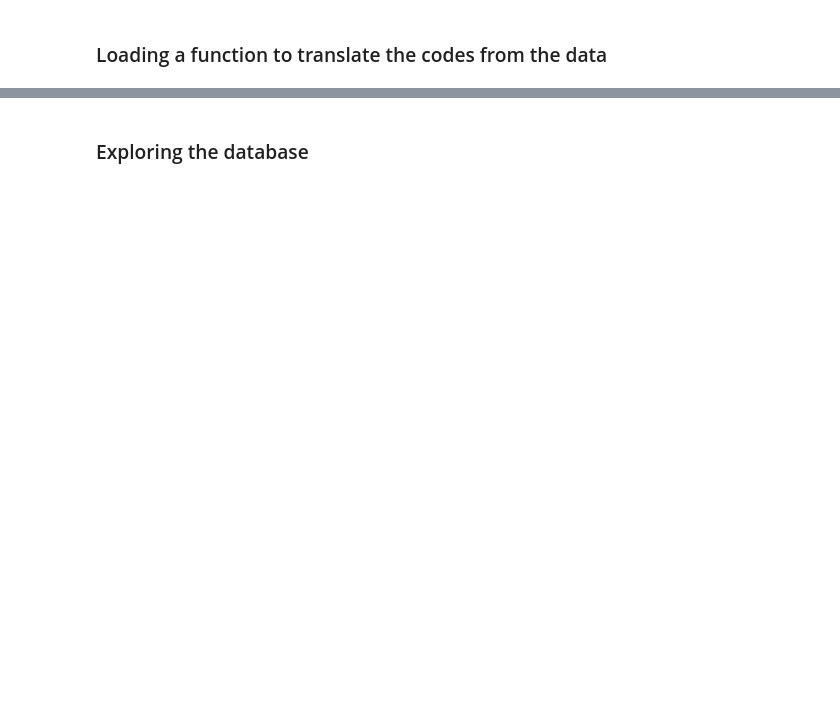
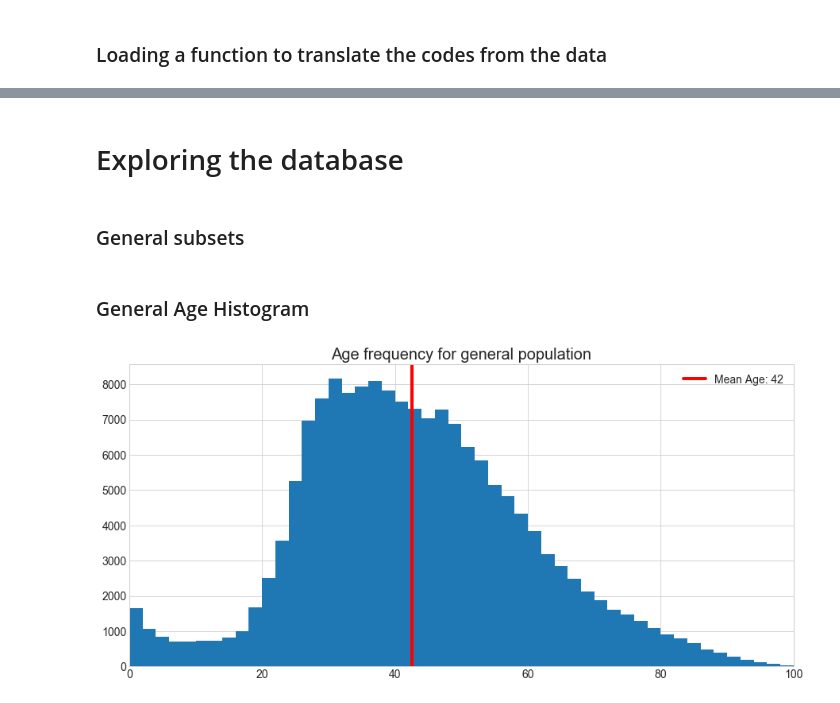
Before and after one commit to mesielepush/Covid19-Mexico-Data-Analysis-Jupyter-Notebook, a Jupyter notebook: MexicoCovidDescriptiveGeneral.ipynb, the cells around one changed output, grey strips where cells are left out. Cells and saved outputs as stored; diff of their text form; code cells hidden in the pictures; blank space fills up the shorter version.

```diff
--- a/MexicoCovidDescriptiveGeneral.ipynb
+++ b/MexicoCovidDescriptiveGeneral.ipynb
@@ -337,2 +369,4 @@ patient_data_keys('sector',key=None)
 # %% [markdown]
-### Exploring the database
+# Exploring the database
+# %% [markdown]
+### General subsets
@@ -338,0 +377,14 @@ patient_data_keys('sector',key=None)
+# %% [markdown]
+### General Age Histogram
+# %%
+patient_data['age'].hist(bins=60)
+plt.axvline(x=patient_data['age'].mean(),linewidth=4, color='r',label=f'Mean Age: {int(patient_data["age"].mean())}')
+plt.title('Age frequency for general population',fontsize=20)
+plt.xlim(0,100)
+plt.xticks(fontsize=14)
+plt.yticks(fontsize=14)
+
+plt.legend(fontsize=14)
+plt.show();
+# %% [output]
+[figure, added]
```
Also changed, not shown: parts of 21 cells of this notebook, 1 other file.
